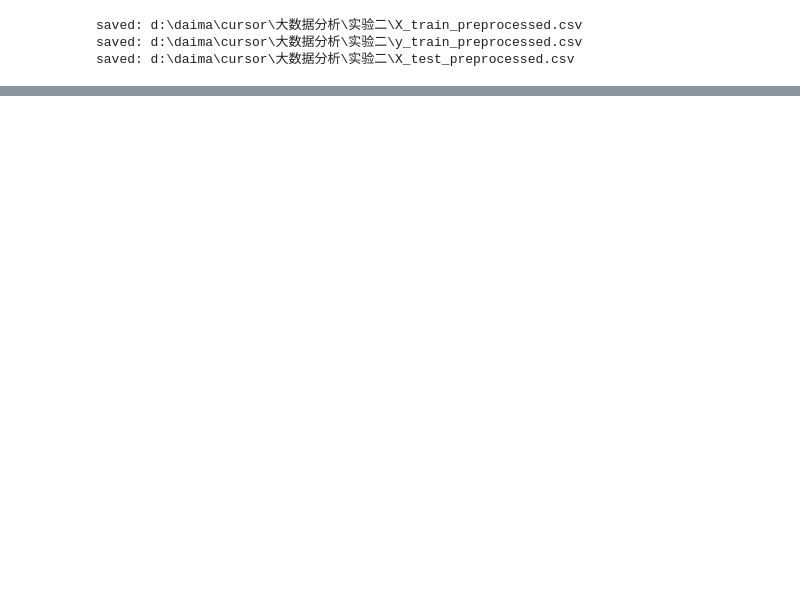
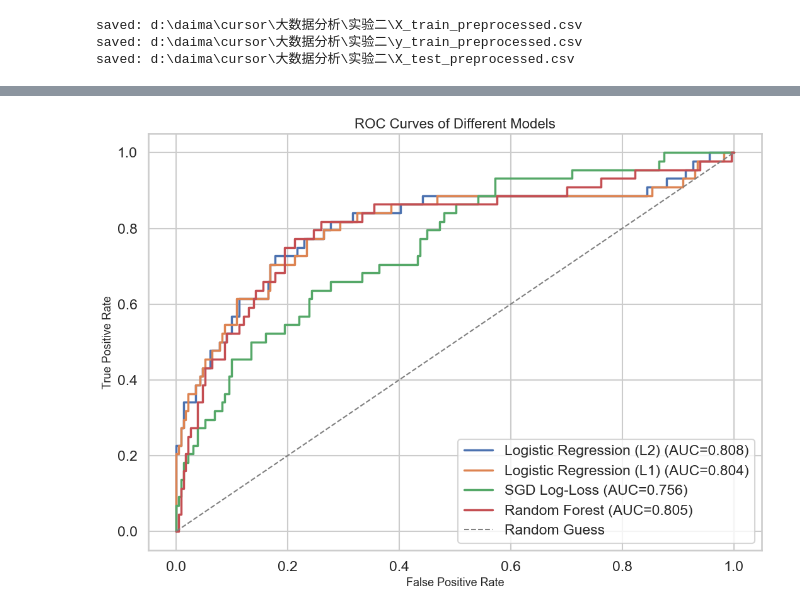
Before and after one commit to hansu650/Big-Data-Homework, a Jupyter notebook: 实验一/实验一.ipynb, the cells around one changed output, grey strips where cells are left out. Saved outputs shown, nothing was run; the diff lists cells and outputs as text; code cells hidden in the pictures; blank space fills up the shorter version.

```diff
--- a/实验一/实验一.ipynb
+++ b/实验一/实验一.ipynb
@@ -326,0 +591,24 @@ One more thing became clearer after I linked this notebook to Experiment 2. The
+# %%
+plt.figure(figsize=(11, 8))
+
+for name, model in fitted_models.items():
+    if hasattr(model, "predict_proba"):
+        y_score = model.predict_proba(X_valid)[:, 1]
+    else:
+        raw_score = model.decision_function(X_valid)
+        y_score = 1 / (1 + np.exp(-raw_score))
+
+    fpr, tpr, _ = roc_curve(y_valid, y_score)
+    auc_value = roc_auc_score(y_valid, y_score)
+    plt.plot(fpr, tpr, linewidth=2.5, label=f"{name} (AUC={auc_value:.3f})")
+
+plt.plot([0, 1], [0, 1], linestyle="--", color="gray", linewidth=1.5, label="Random Guess")
+plt.title("ROC Curves of Different Models")
+plt.xlabel("False Positive Rate")
+plt.ylabel("True Positive Rate")
+plt.legend(loc="lower right")
+plt.tight_layout()
+plt.savefig(fig_dir / "figure_04_roc_curves.png", dpi=200, bbox_inches="tight")
+plt.show()
+# %% [output]
+[figure, added]
```
Also changed, not shown: parts of 18 cells of this notebook, 13 other files.
